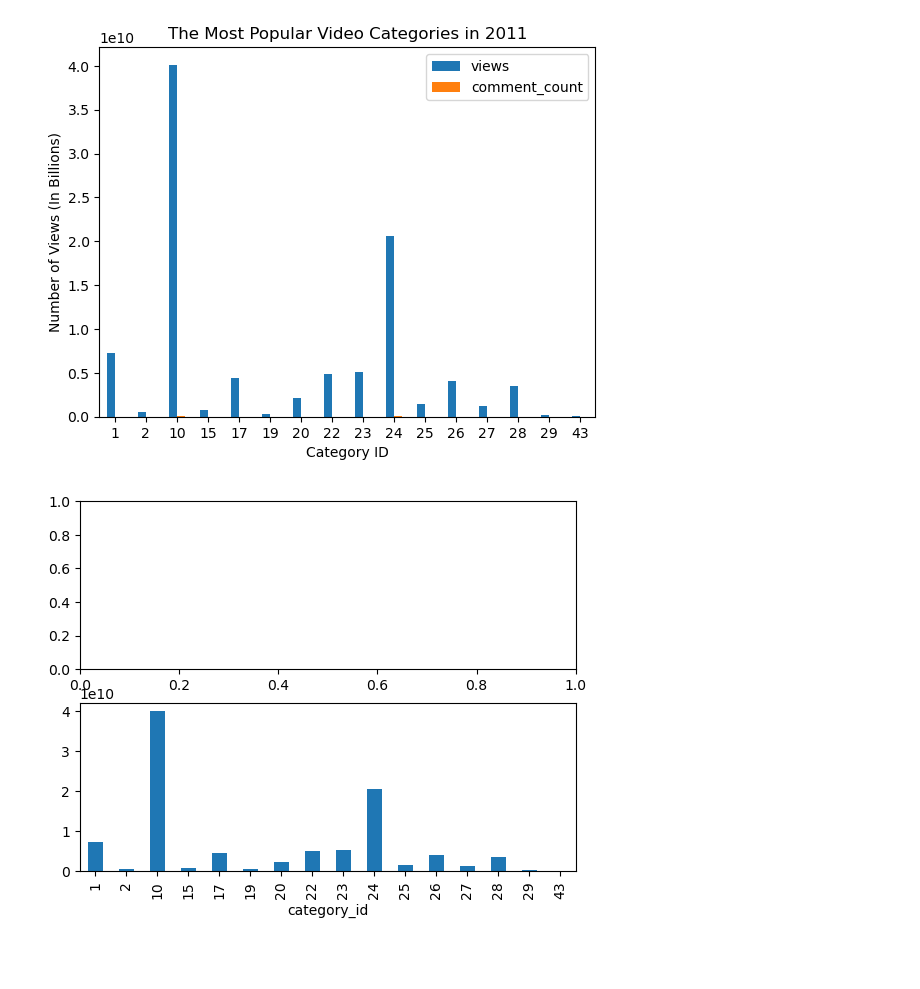
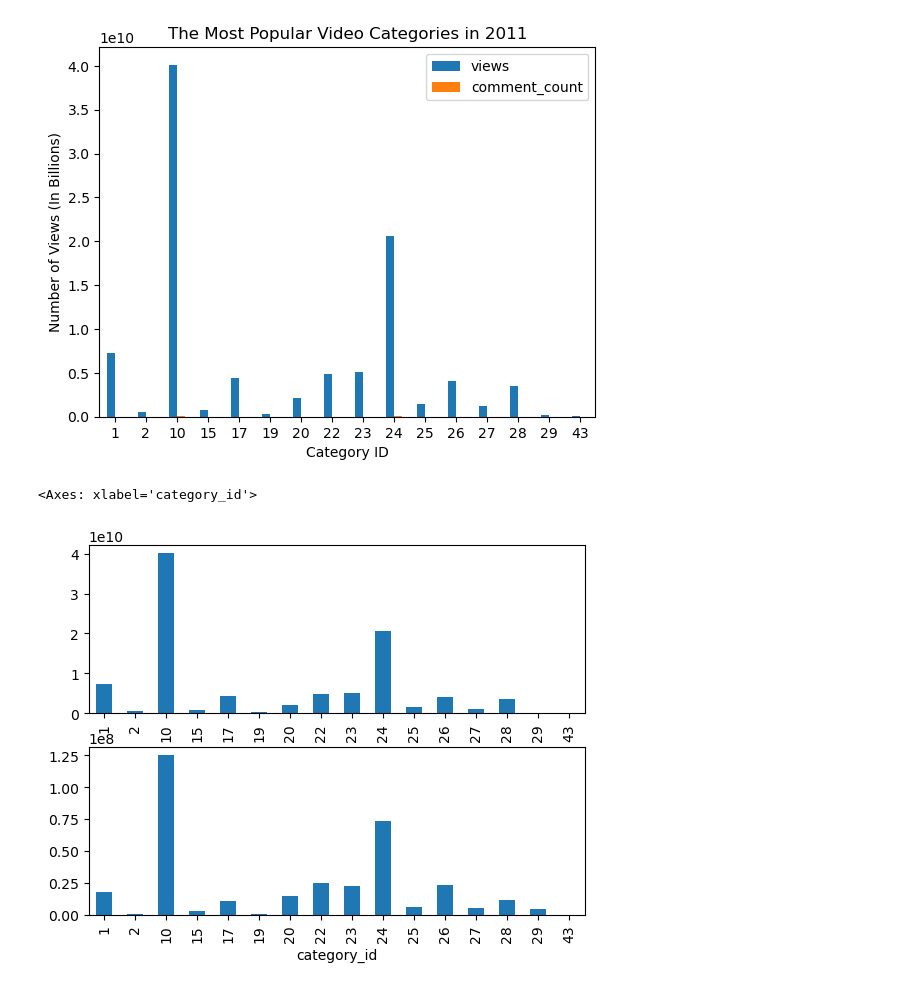
Before and after one commit to tralinde/tralinde_EDA_group_presentation, a Jupyter notebook: notebooks/youtube_EDA.ipynb, the cells around one changed output. Saved outputs shown, nothing was run; the diff lists cells and outputs as text; code cells hidden in the pictures; blank space fills up the shorter version.

Commit message:
need to reformat the two plots

```diff
--- a/notebooks/youtube_EDA.ipynb
+++ b/notebooks/youtube_EDA.ipynb
@@ -81,14 +81,15 @@ Text(0.5, 1.0, 'The Most Popular Video Categories in 2011')
 # %%
 category_id = us_data.groupby("category_id")['views'].sum()
 category_id_c = us_data.groupby("category_id")['comment_count'].sum()
 
 fig, axs = plt.subplots(2)
+category_id.plot.bar(ax=axs[0])
+category_id_c.plot.bar(ax=axs[1])
 
-axs[0] = category_id.plot(kind="bar")
-axs[1] = category_id_c.plot(kind="bar")
 # axs.xticks(rotation = 0)
 # plt.ylabel('Number of Views (In Billions)')
 # plt.xlabel('Category ID')
 # plt.title('The Most Popular Video Categories in 2011')
 # %% [output]
+<Axes: xlabel='category_id'>
-[figure, old version]
+[figure, new version]
```
